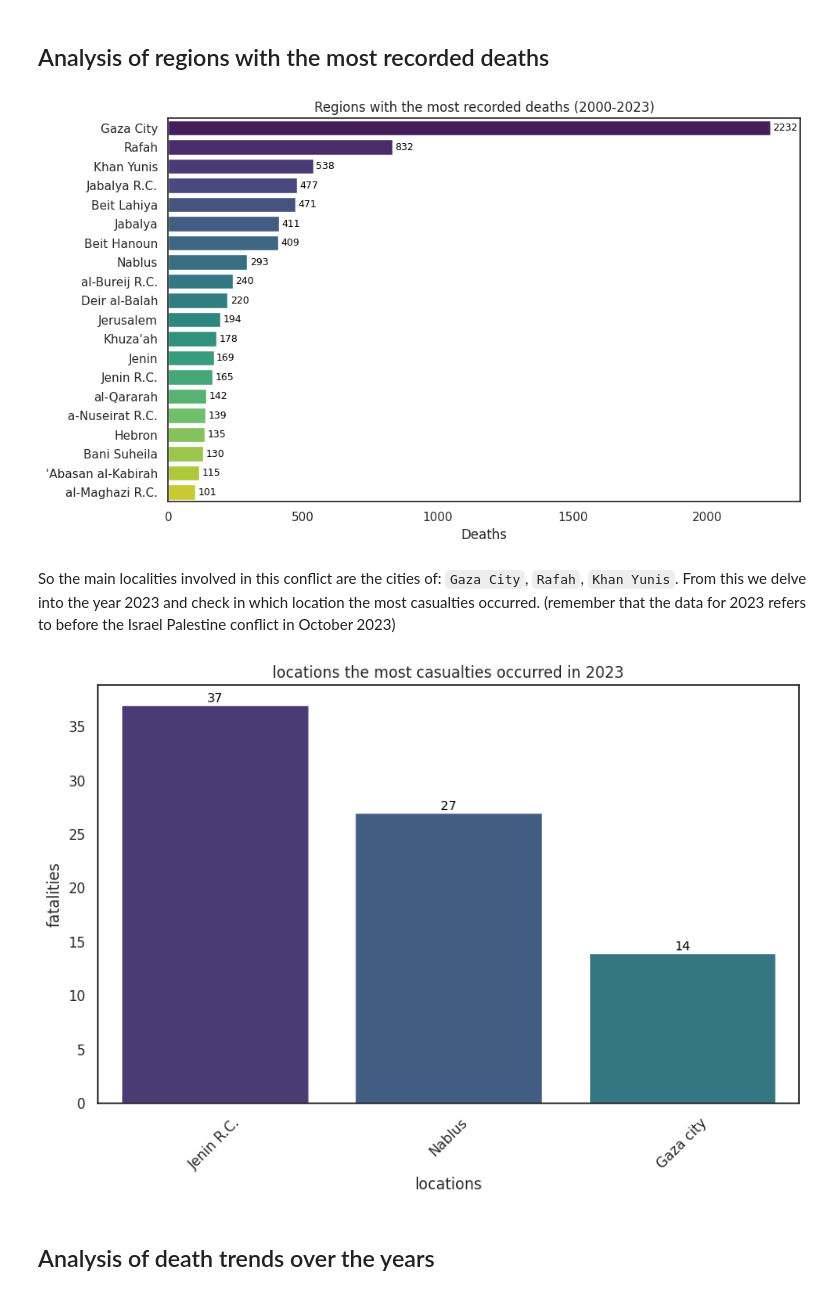
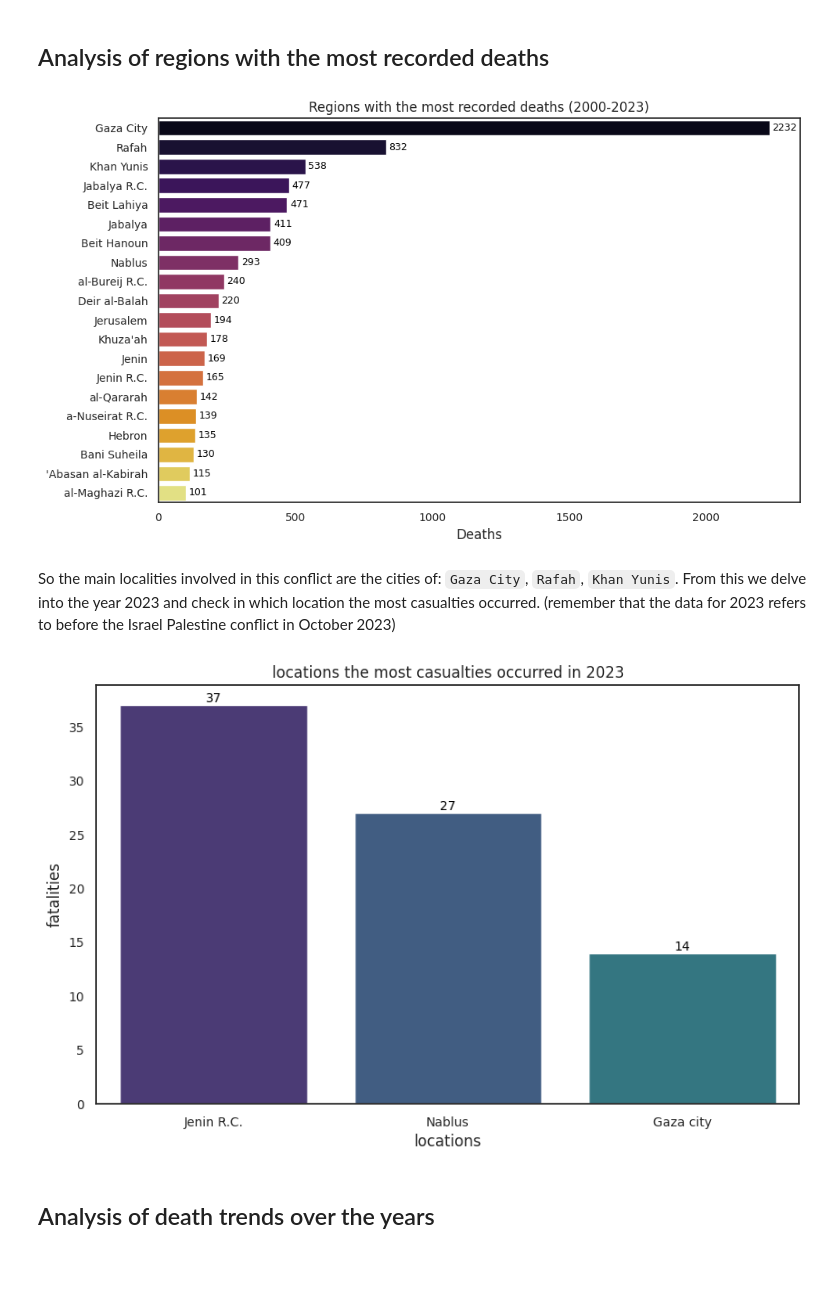
Before and after one commit to exdsgift/IPC-MideastAnalytics, a Jupyter notebook: Fatalities_Project.ipynb, the cells around one changed output. Cells and saved outputs as stored; diff of their text form; code cells hidden in the pictures; blank space fills up the shorter version.

```diff
--- a/Fatalities_Project.ipynb
+++ b/Fatalities_Project.ipynb
@@ -319,8 +416,10 @@ plt.show()
 plt.figure(figsize=(10,6))
 plt.title('Regions with the most recorded deaths (2000-2023)')
 plt.xlabel('Deaths')
+plt.xticks(rotation = 0, fontsize=10)
+plt.yticks(rotation = 0, fontsize=10)
 
-custom_palette = sns.color_palette("viridis", n_colors=20)
+custom_palette = sns.color_palette("inferno", n_colors=20)
 
 sns.barplot(data = fatalities_df,
             x = fatalities_df['event_location'].value_counts().values[:20],
@@ -333,34 +432,35 @@ for i, v in enumerate(fatalities_df['event_location'].value_counts().values[:20]
 plt.tight_layout()
 plt.show()
 # %% [output]
-[figure, old version]
+[figure, new version]
 # %% [markdown]
 So the main localities involved in this conflict are the cities of: `Gaza City`, `Rafah`, `Khan Yunis`. From this we delve into the year 2023 and check in which location the most casualties occurred. (remember that the data for 2023 refers to before the Israel Palestine conflict in October 2023)
 # %%
 fatalities_df['date_of_death'] = pd.to_datetime(fatalities_df['date_of_death'])
 fatalities_df_2023 = fatalities_df[fatalities_df['date_of_death'].dt.year == 2023]
 residence_death_counts = fatalities_df_2023['place_of_residence'].value_counts()
 top_3_residences = residence_death_counts.head(3)
 
 plt.figure(figsize=(10, 6))
 plot2 = sns.barplot(x = top_3_residences.index,
                  y = top_3_residences.values,
                  palette = sns.color_palette("viridis"))
 
 plt.title('locations the most casualties occurred in 2023')
 plt.xlabel('locations')
 plt.ylabel('fatalities')
 
-plt.xticks(rotation=45)
+plt.xticks(rotation=0, fontsize=10)
+plt.yticks(rotation = 0, fontsize=10)
 
 for p in plot2.patches:
     plot2.annotate(f'{p.get_height():.0f}', (p.get_x() + p.get_width() / 2., p.get_height()),
                 ha = 'center', va = 'center', fontsize = 10, color = 'black', xytext = (0, 5),
                 textcoords = 'offset points')
 
 plt.show()
 # %% [output]
-[figure, old version]
+[figure, new version]
 # %% [markdown]
 ## Analysis of death trends over the years
 # %% [markdown]
```
Also changed, not shown: parts of 21 cells of this notebook.
